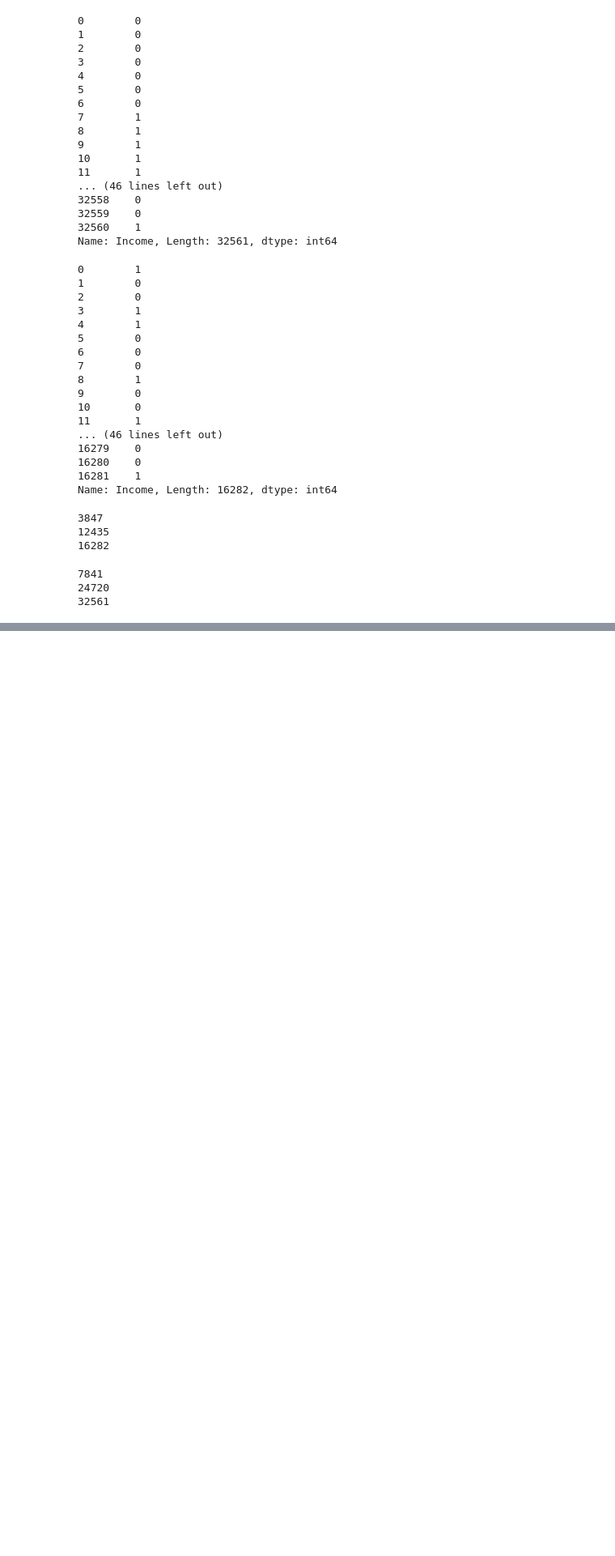
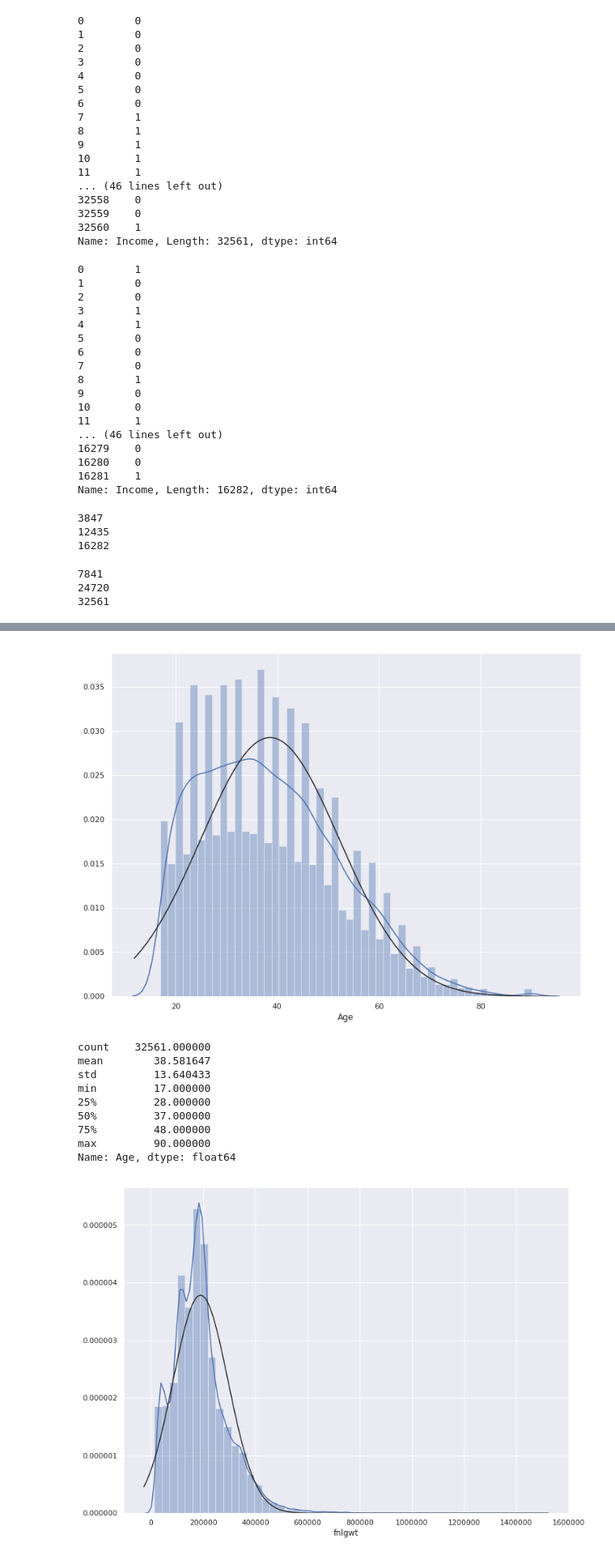
Before and after one commit to justdvnsh/Data-Lit, a Jupyter notebook: logistic_regression/Logistic_Regression_Assignment.ipynb, the cells around one changed output, grey strips where cells are left out. Shown at 81% size. Cells and saved outputs as stored; diff of their text form; code cells hidden in the pictures; blank space fills up the shorter version.

```diff
--- a/logistic_regression/Logistic_Regression_Assignment.ipynb
+++ b/logistic_regression/Logistic_Regression_Assignment.ipynb
@@ -334,12 +327,0 @@ print(test.shape, train.shape)
-# %%
-def make_plots(df):
-  numerical_features = list(df.select_dtypes(include=[np.number]).columns)
-  for feats in numerical_features:
-    plt.subplots(figsize=(12,9))
-    sns.distplot(df[feats])
-    plt.show()
-    print(df[feats].describe())
-
-  return df, numerical_features
-# %%
-(train_df, numerical_features_train) = make_plots(train_df)
@@ -492,2 +327,0 @@ def handle_skew(df):
-# %%
-train_df = handle_skew(train_df)
@@ -648,0 +343,24 @@ LogisticRegression(C=1.0, class_weight=None, dual=False, fit_intercept=True,
+# %%
+def make_plots(df):
+  numerical_features = list(df.select_dtypes(include=[np.number]).columns)
+  for feats in numerical_features:
+    plt.subplots(figsize=(12,9))
+    sns.distplot(df[feats], hist=True, fit=norm)
+    plt.show()
+    print(df[feats].describe())
+
+  return df
+# %%
+train_df = make_plots(train_df)
+# %% [output]
+[figure, added]
+count    32561.000000
+mean        38.581647
+std         13.640433
+min         17.000000
+25%         28.000000
+50%         37.000000
+75%         48.000000
+max         90.000000
+Name: Age, dtype: float64
+[figure, added]
```
Also changed, not shown: parts of 63 cells of this notebook.
